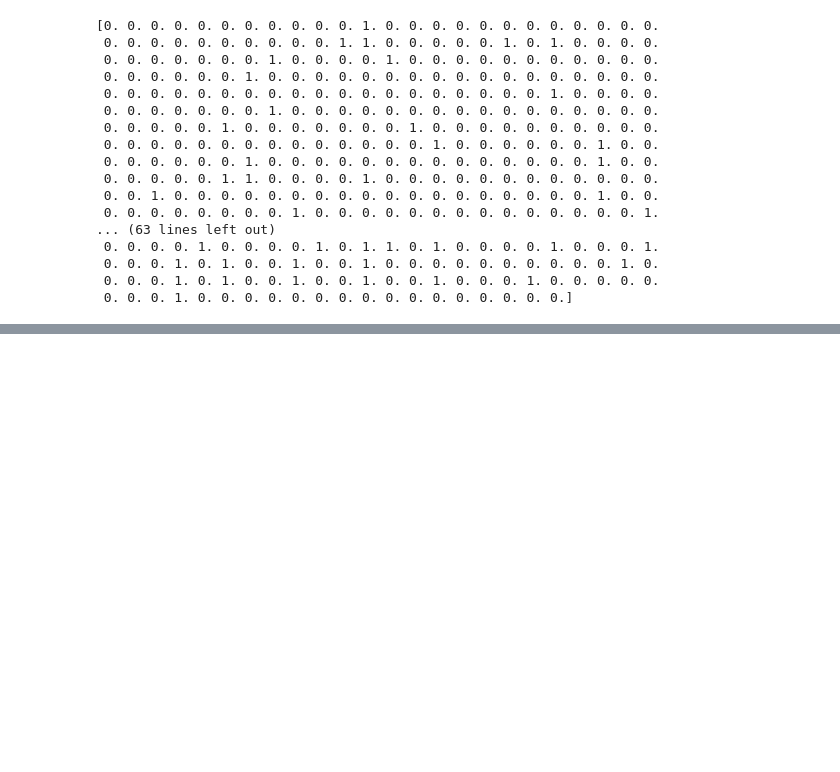
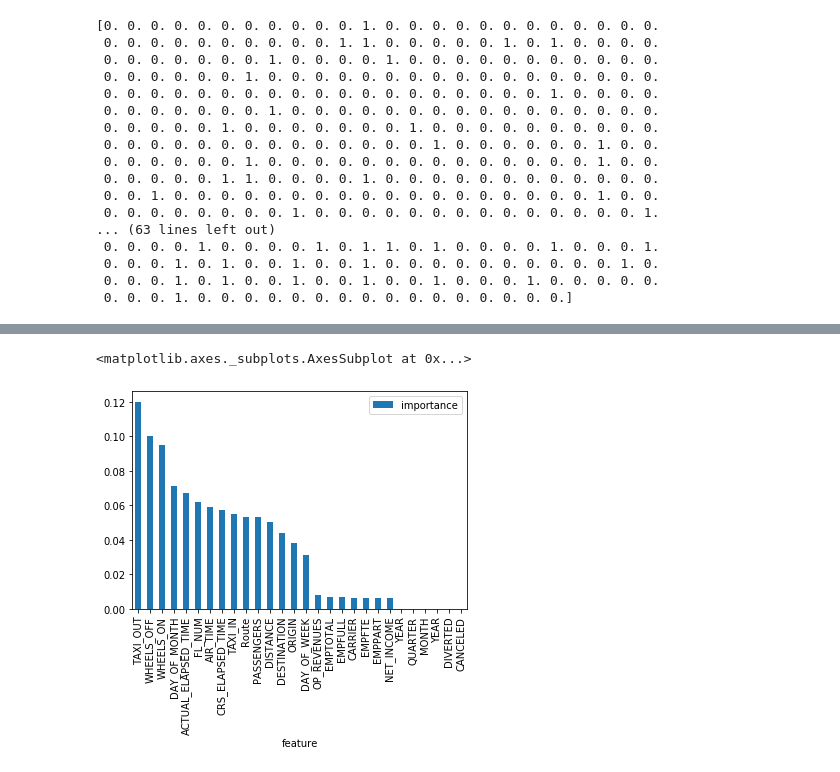
Before and after one commit to sukantoguha/Data-Pirates, a Jupyter notebook: Feature Importance.ipynb, the cells around one changed output, grey strips where cells are left out. Saved outputs shown, nothing was run; the diff lists cells and outputs as text; code cells hidden in the pictures; blank space fills up the shorter version.

```diff
--- a/Feature Importance.ipynb
+++ b/Feature Importance.ipynb
@@ -199,0 +365,31 @@ print(Y_test)
+# %%
+#Split the data into independent X and dependent Y values
+X = df2.iloc[:,1:30].values
+Y = df2.iloc[:,0].values
+
+#Split the data
+from sklearn.model_selection import train_test_split
+X_train, X_test, Y_train, Y_test = train_test_split(X, Y, test_size = 0.2, random_state=0)
+
+#Scale the data
+from sklearn.preprocessing import StandardScaler
+sc= StandardScaler()
+X_train = sc.fit_transform(X_train)
+X_test = sc.fit_transform(X_test)
+# %%
+#Create a function within many Machine Learning Models
+def models(X_train,Y_train):
+     #Using DecisionTreeClassifier of tree class to use Decision Tree Algorithm
+  from sklearn.tree import DecisionTreeClassifier
+  tree = DecisionTreeClassifier(criterion = 'entropy', random_state = 0)
+  tree.fit(X_train, Y_train)
+  print('[5]Decision Tree Classifier Training Accuracy:', tree.score(X_train, Y_train))
+    #Using RandomForestClassifier method of ensemble class to use Random Forest Classification algorithm
+  from sklearn.ensemble import RandomForestClassifier
+  forest = RandomForestClassifier(n_estimators = 30, criterion = 'entropy', random_state = 0)
+  forest.fit(X_train, Y_train)
+  print('[6]Random Forest Classifier Training Accuracy:', forest.score(X_train, Y_train))
+  return tree,forest
+# %%
+#Get and train all of the models
+model = models(X_train,Y_train)
@@ -199,0 +440,6 @@ print(Y_test)
+# %%
+#Get the importance of the features
+forest = model[1]
+importances = pd.DataFrame({'feature':df2.iloc[:, 1:30].columns,'importance':np.round(forest.feature_importances_,3)})
+importances = importances.sort_values('importance',ascending=False).set_index('feature')
+importances
@@ -199,0 +465,7 @@ print(Y_test)
+# %%
+
+#Visualize the importanceb
+importances.plot.bar()
+# %% [output]
+<matplotlib.axes._subplots.AxesSubplot at 0x...>
+[figure, added]
```
Also changed, not shown: parts of 29 cells of this notebook.
